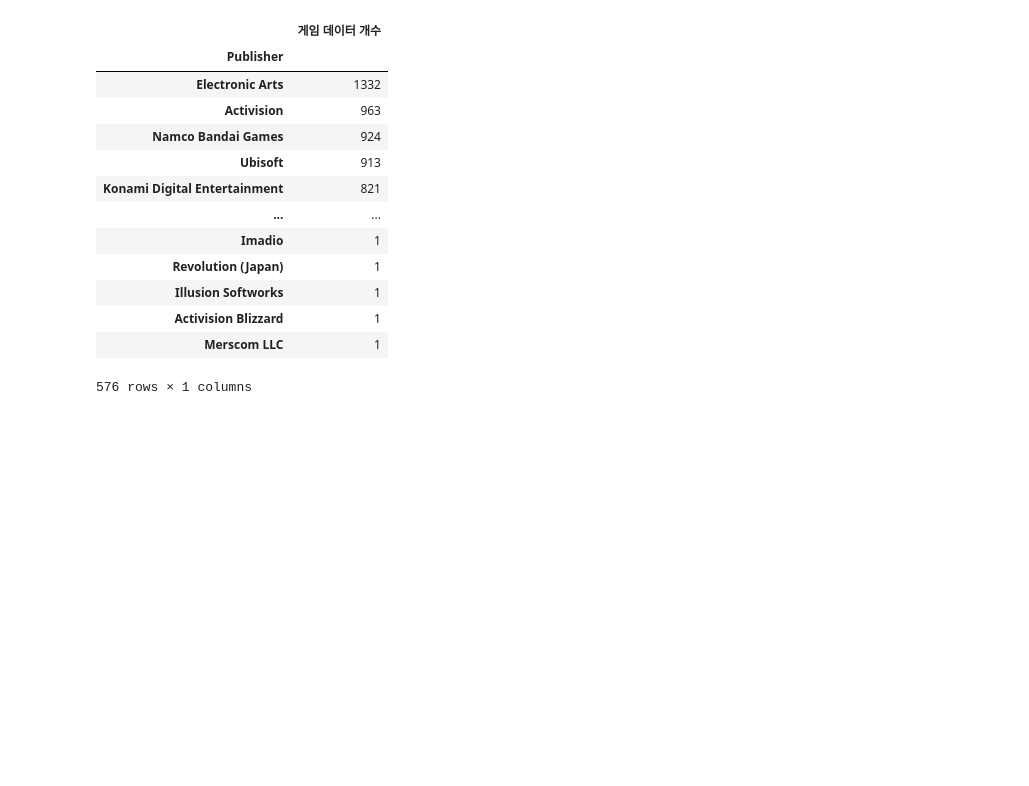
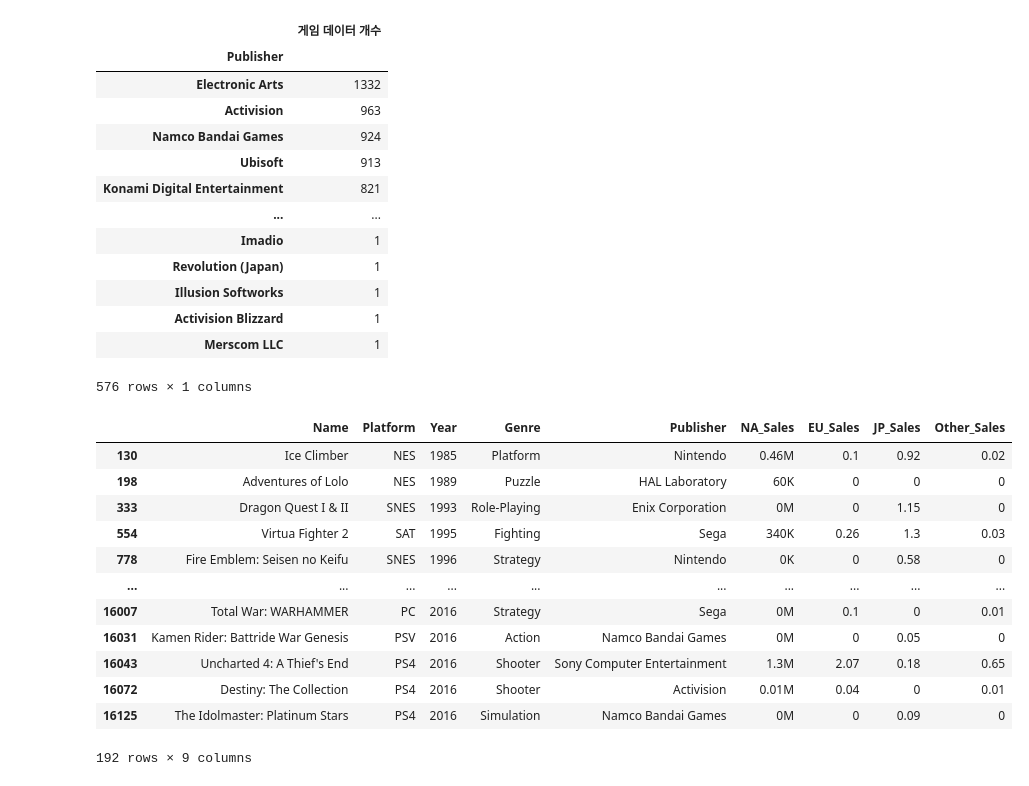
Before and after one commit to severancej/colorful_project, a Jupyter notebook: AI_14_장지은_Section1.ipynb, the cells around one changed output. Cells and saved outputs as stored; diff of their text form; code cells hidden in the pictures; blank space fills up the shorter version.

```diff
--- a/AI_14_장지은_Section1.ipynb
+++ b/AI_14_장지은_Section1.ipynb
@@ -322,10 +319,7 @@ pd.DataFrame(df1.value_counts(subset = ['Publisher']), columns=["게임 데이
 576 rows × 1 columns
 # %%
 #576개 회사 존재함을 확인
+#게임출고량 단위가 다 달라서 회사별로 출고량의 단위를 알기위해
 #출고량 단위는 숫자형이여야 해서
 #눈으로 봤을때 출고량에 K나 M이 붙어있어서,
 #출고량에 붙은문자를 제거할것임
-import re
-
-def has_errors(inputString):
-  return bool(re.search('[^0-9]', inputString))
@@ -334 +326,19 @@ df1.replace(to_replace=[^0-9],value)
+# %%
+error_condition1 = df1.NA_Sales.apply(has_errors)
+error_sales1 = df1[error_condition1]
+error_sales1
+# %% [output]
+|  | Name | Platform | Year | Genre | Publisher | NA_Sales | EU_Sales | JP_Sales | Other_Sales |
+| 130 | Ice Climber | NES | 1985 | Platform | Nintendo | 0.46M | 0.1 | 0.92 | 0.02 |
+| 198 | Adventures of Lolo | NES | 1989 | Puzzle | HAL Laboratory | 60K | 0 | 0 | 0 |
+| 333 | Dragon Quest I & II | SNES | 1993 | Role-Playing | Enix Corporation | 0M | 0 | 1.15 | 0 |
+| 554 | Virtua Fighter 2 | SAT | 1995 | Fighting | Sega | 340K | 0.26 | 1.3 | 0.03 |
+| 778 | Fire Emblem: Seisen no Keifu | SNES | 1996 | Strategy | Nintendo | 0K | 0 | 0.58 | 0 |
+| ... | ... | ... | ... | ... | ... | ... | ... | ... | ... |
+| 16007 | Total War: WARHAMMER | PC | 2016 | Strategy | Sega | 0M | 0.1 | 0 | 0.01 |
+| 16031 | Kamen Rider: Battride War Genesis | PSV | 2016 | Action | Namco Bandai Games | 0M | 0 | 0.05 | 0 |
+| 16043 | Uncharted 4: A Thief's End | PS4 | 2016 | Shooter | Sony Computer Entertainment | 1.3M | 2.07 | 0.18 | 0.65 |
+| 16072 | Destiny: The Collection | PS4 | 2016 | Shooter | Activision | 0.01M | 0.04 | 0 | 0.01 |
+| 16125 | The Idolmaster: Platinum Stars | PS4 | 2016 | Simulation | Namco Bandai Games | 0M | 0 | 0.09 | 0 |
+192 rows × 9 columns
 # %%
```
Also changed, not shown: parts of 21 cells of this notebook.
